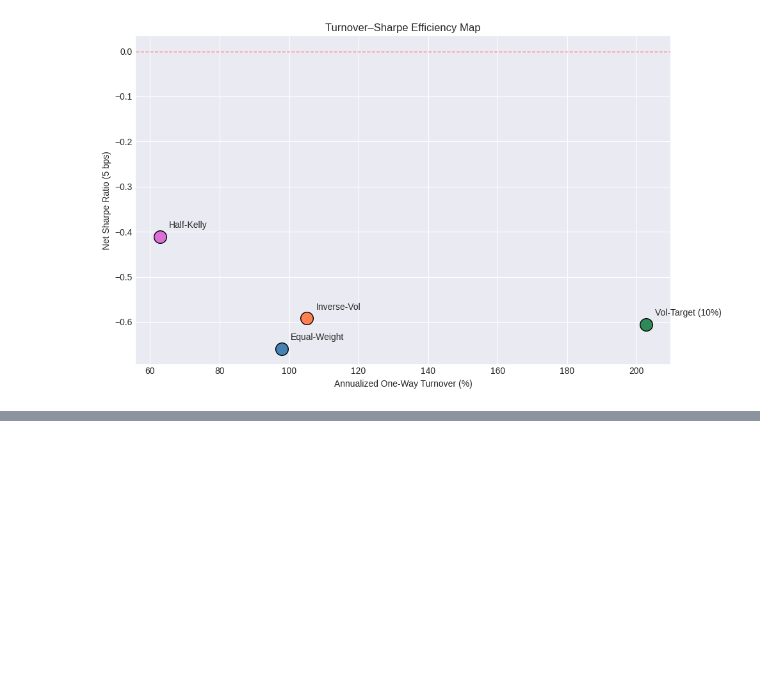
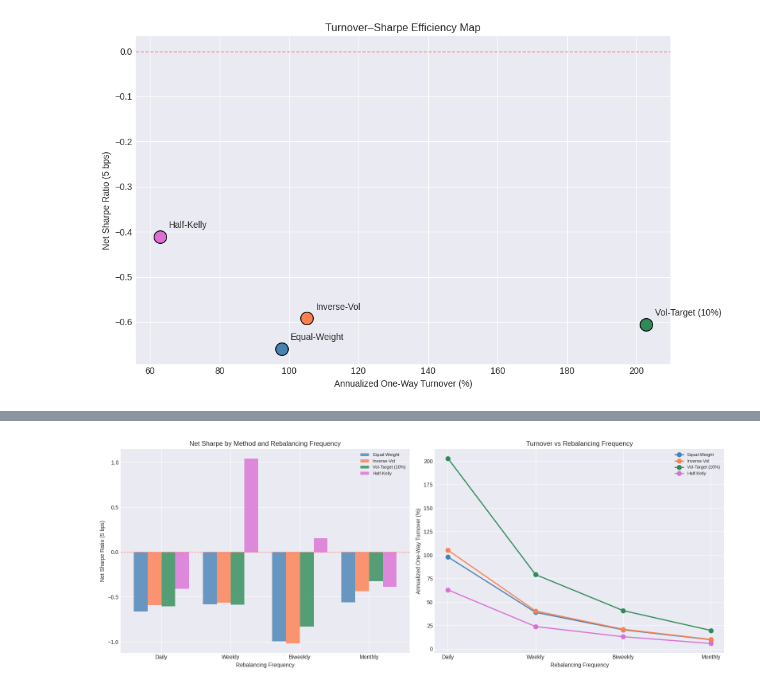
Before and after one commit to JerryHong08/jerryquant101, a Jupyter notebook: notebooks/cost_analysis.ipynb, the cells around one changed output, grey strips where cells are left out. Drawn from its saved outputs; the diff is of its cells as text; code cells hidden in the pictures; blank space fills up the shorter version.

```diff
--- a/notebooks/cost_analysis.ipynb
+++ b/notebooks/cost_analysis.ipynb
@@ -513,0 +711,36 @@ plt.show()
+# %%
+# ── Chart 1: Net Sharpe (5 bps) vs Rebalancing Frequency ──
+fig, axes = plt.subplots(1, 2, figsize=(16, 6))
+
+# Left: bar chart — Net Sharpe by method and frequency
+freq_labels = list(REBAL_FREQS.keys())
+x = np.arange(len(freq_labels))
+width = 0.2
+colors = ["steelblue", "coral", "seagreen", "orchid"]
+
+for i, (method_name, color) in enumerate(zip(sizing_methods.keys(), colors)):
+    sharpes = [freq_results[f][method_name]["net_sharpes"][5.0] for f in freq_labels]
+    axes[0].bar(x + i * width, sharpes, width, label=method_name, color=color, alpha=0.8)
+
+axes[0].axhline(0, color="red", linewidth=1, linestyle="--", alpha=0.5)
+axes[0].set_xlabel("Rebalancing Frequency")
+axes[0].set_ylabel("Net Sharpe Ratio (5 bps)")
+axes[0].set_title("Net Sharpe by Method and Rebalancing Frequency")
+axes[0].set_xticks(x + width * 1.5)
+axes[0].set_xticklabels(freq_labels)
+axes[0].legend(fontsize=8)
+
+# Right: turnover reduction
+for method_name, color in zip(sizing_methods.keys(), colors):
+    tos = [freq_results[f][method_name]["ann_turnover"] for f in freq_labels]
+    axes[1].plot(freq_labels, tos, "o-", color=color, label=method_name, linewidth=2, markersize=8)
+
+axes[1].set_xlabel("Rebalancing Frequency")
+axes[1].set_ylabel("Annualized One-Way Turnover (%)")
+axes[1].set_title("Turnover vs Rebalancing Frequency")
+axes[1].legend(fontsize=8)
+
+plt.tight_layout()
+plt.show()
+# %% [output]
+[figure, added]
```
Also changed, not shown: parts of 6 cells of this notebook, 1 other file.
